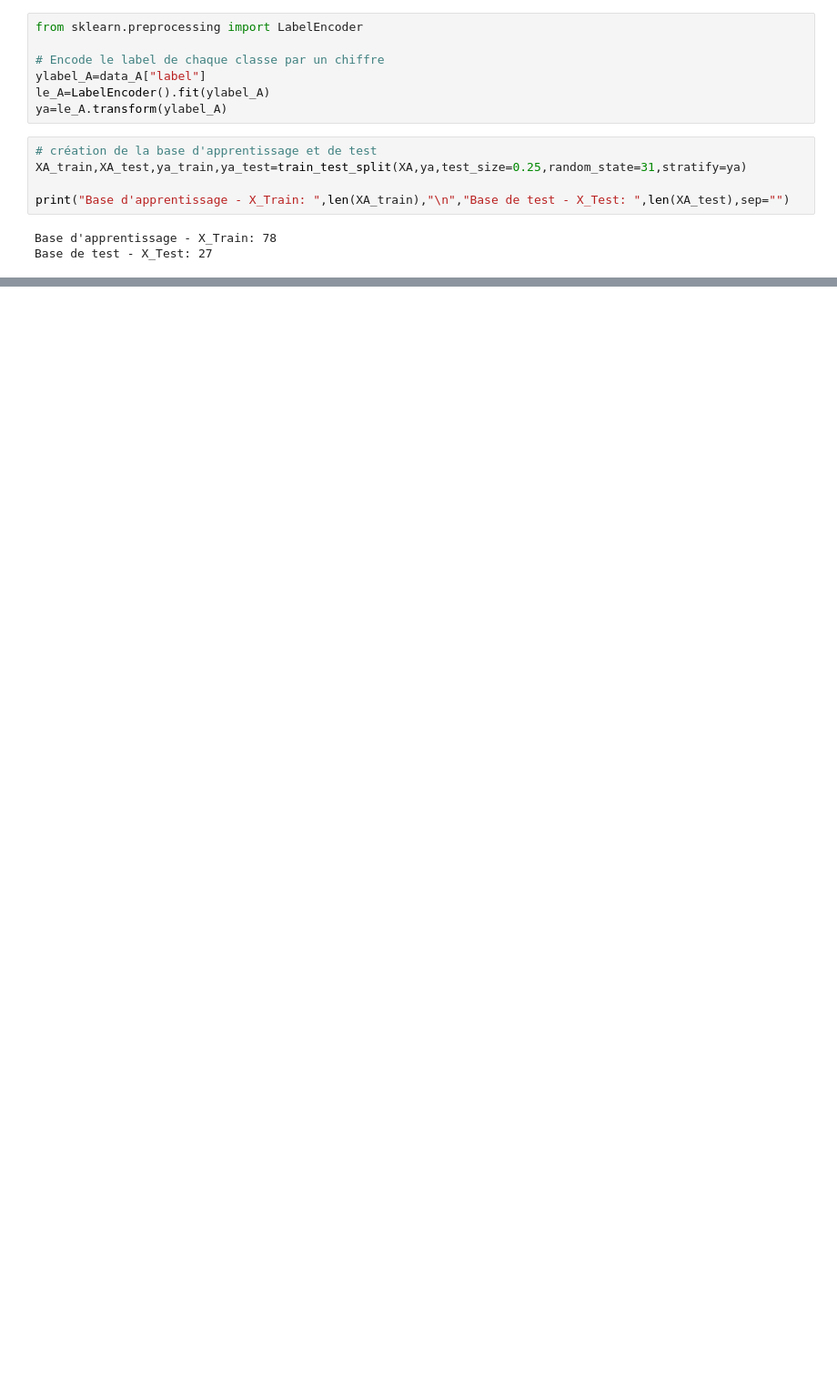
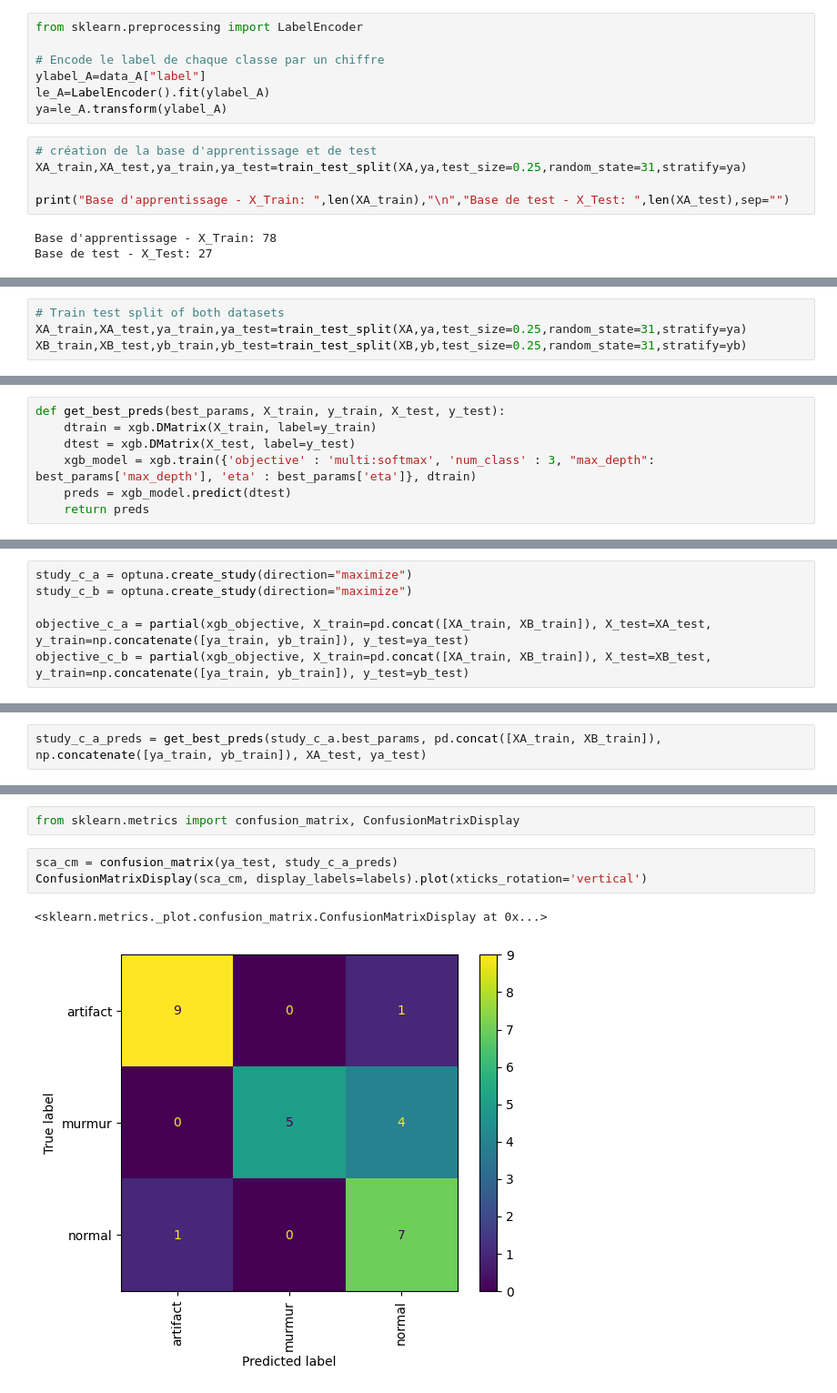
Before and after one commit to jturner116/M1, a Jupyter notebook: calcul_scientifique/MiniProjet2023_BattementCardiaque_VersionEtudiante/Projet_battements_cardiaques.ipynb, the cells around one changed output, grey strips where cells are left out. Shown at 91% size. Cells and saved outputs as stored; diff of their text form; blank space fills up the shorter version.

```diff
--- a/calcul_scientifique/MiniProjet2023_BattementCardiaque_VersionEtudiante/Projet_battements_cardiaques.ipynb
+++ b/calcul_scientifique/MiniProjet2023_BattementCardiaque_VersionEtudiante/Projet_battements_cardiaques.ipynb
@@ -336,0 +345,4 @@ Vous pouvez aussi réaliser une étude comparative entre les jeux de données A
+# %%
+# Train test split of both datasets
+XA_train,XA_test,ya_train,ya_test=train_test_split(XA,ya,test_size=0.25,random_state=31,stratify=ya)
+XB_train,XB_test,yb_train,yb_test=train_test_split(XB,yb,test_size=0.25,random_state=31,stratify=yb)
@@ -336,0 +403,7 @@ Vous pouvez aussi réaliser une étude comparative entre les jeux de données A
+# %%
+def get_best_preds(best_params, X_train, y_train, X_test, y_test):
+    dtrain = xgb.DMatrix(X_train, label=y_train)
+    dtest = xgb.DMatrix(X_test, label=y_test)
+    xgb_model = xgb.train({'objective' : 'multi:softmax', 'num_class' : 3, "max_depth": best_params['max_depth'], 'eta' : best_params['eta']}, dtrain)
+    preds = xgb_model.predict(dtest)
+    return preds
@@ -336,0 +418,6 @@ Vous pouvez aussi réaliser une étude comparative entre les jeux de données A
+# %%
+study_c_a = optuna.create_study(direction="maximize")
+study_c_b = optuna.create_study(direction="maximize")
+
+objective_c_a = partial(xgb_objective, X_train=pd.concat([XA_train, XB_train]), X_test=XA_test, y_train=np.concatenate([ya_train, yb_train]), y_test=ya_test)
+objective_c_b = partial(xgb_objective, X_train=pd.concat([XA_train, XB_train]), X_test=XB_test, y_train=np.concatenate([ya_train, yb_train]), y_test=yb_test)
@@ -336,0 +473,2 @@ Vous pouvez aussi réaliser une étude comparative entre les jeux de données A
+# %%
+study_c_a_preds = get_best_preds(study_c_a.best_params, pd.concat([XA_train, XB_train]), np.concatenate([ya_train, yb_train]), XA_test, ya_test)
@@ -336,0 +477,8 @@ Vous pouvez aussi réaliser une étude comparative entre les jeux de données A
+# %%
+from sklearn.metrics import confusion_matrix, ConfusionMatrixDisplay
+# %%
+sca_cm = confusion_matrix(ya_test, study_c_a_preds)
+ConfusionMatrixDisplay(sca_cm, display_labels=labels).plot(xticks_rotation='vertical')
+# %% [output]
+<sklearn.metrics._plot.confusion_matrix.ConfusionMatrixDisplay at 0x...>
+[figure, added]
```
Also changed, not shown: parts of 23 cells of this notebook, 1 other file.
